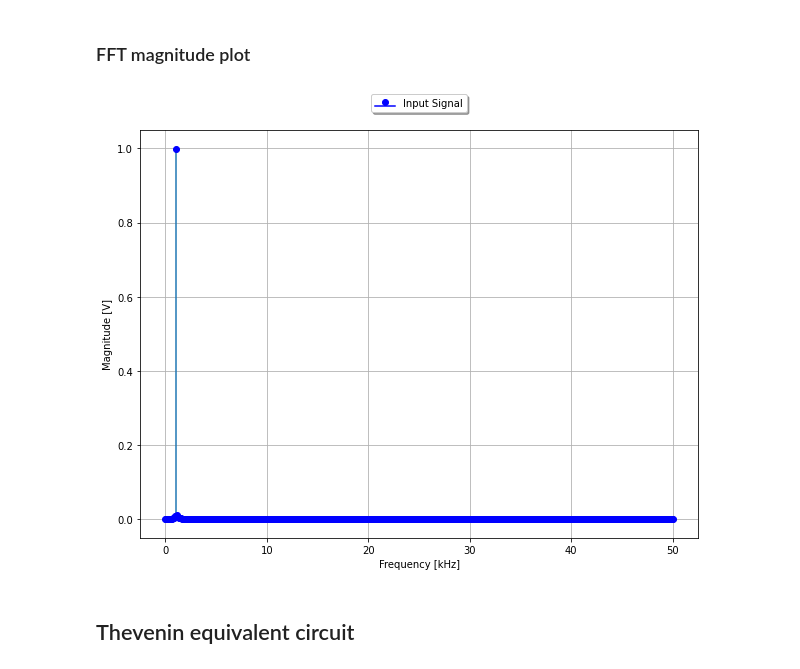
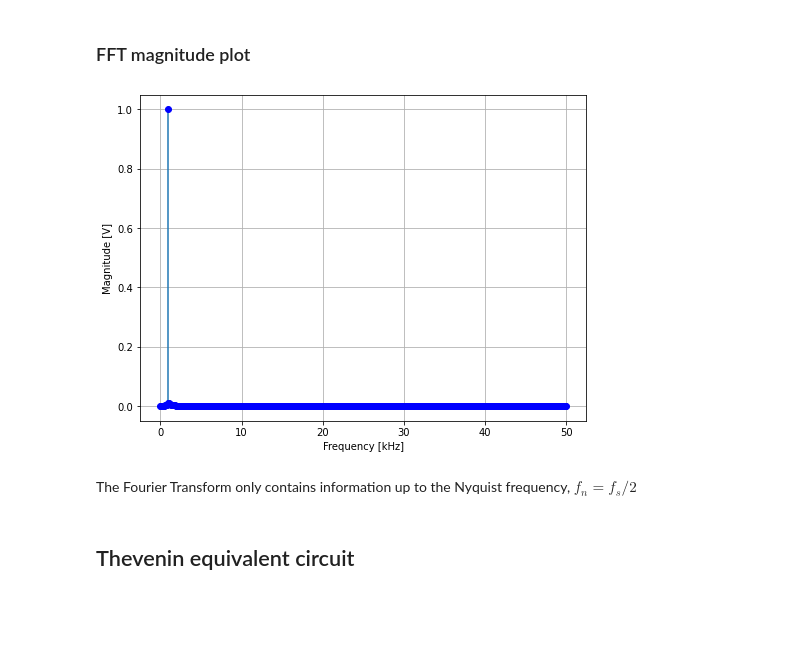
Before and after one commit to uw-analog/ee538-autumn2020, a Jupyter notebook: jupyter/2020_10_01_EEP538_Lecture1.ipynb, the cells around one changed output. Drawn from its saved outputs; the diff is of its cells as text; code cells hidden in the pictures; blank space fills up the shorter version.

```diff
--- a/jupyter/2020_10_01_EEP538_Lecture1.ipynb
+++ b/jupyter/2020_10_01_EEP538_Lecture1.ipynb
@@ -186,15 +227,10 @@ def fft_mag(x, N, T, t):
 
     return freqs, mags
 # %%
-def fft_stem(freqs, mags, ylabel):
-    fig, ax = plt.subplots(figsize = (10.0,7.5))
+def fft_stem(freqs, mags):
+    fig, ax = plt.subplots(figsize = (8.0,6.0))
     stem1 = ax.stem(1e-3*freqs, mags, linefmt='tab:blue', markerfmt='bo',
-                basefmt='b', label=ylabel, use_line_collection=True)
-    ax.legend(loc='upper center', ncol=2, fancybox=True,
-           shadow=True, bbox_to_anchor=(0.5,1.1))
-    #ax.set_xlim(0, 10)
-    #ax.set_xticks(np.arange(0, 10, step=1))
-    #ax.set_yticks(np.arange(0, 1.2, step=.1))
+                basefmt='b', use_line_collection=True)
     ax.set_xlabel('Frequency [kHz]')
     ax.set_ylabel('Magnitude [V]')
     ax.grid()
@@ -202,0 +241,18 @@ def fft_stem(freqs, mags, ylabel):
+# %%
+# frequency of sine wave, in Hz
+f = 1e3
+
+# frequency in radians
+w = 2*np.pi*f
+
+# length of simulation in seconds
+t_sim = 10e-3
+
+# number of sample points
+N = 1000
+
+# time array
+t_in = np.linspace(0, t_sim, N)
+
+# time-domain signal
+v_in = np.sin(w*t_in)
@@ -229,11 +267,12 @@ plot_xy(1e3*t_in, v_in, 'Time [ms]', 'Voltage [V]')
 # %% [markdown]
 ### FFT magnitude plot
 # %%
-# Compute and plot Fourier transform magnitude
-fft_freq, fft_mag_in = fft_mag(v_in, n_sim, t_sim/n_sim, t_sim)
-fft_stem(fft_freq, fft_mag_in, 'Input Signal')
+fft_freq, fft_mag_in = fft_mag(v_in, N, t_sim/N, t_sim)
+fft_stem(fft_freq, fft_mag_in)
 # %% [output]
-[figure, old version]
+[figure, new version]
+# %% [markdown]
+The Fourier Transform only contains information up to the Nyquist frequency, $f_n = f_s/2$
 # %% [markdown]
 ## Thevenin equivalent circuit
 # %% [markdown]
```
Also changed, not shown: parts of 53 cells of this notebook, 9 other files.
